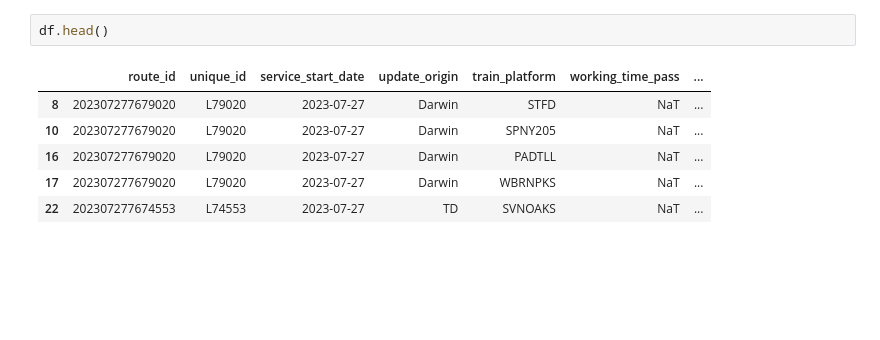
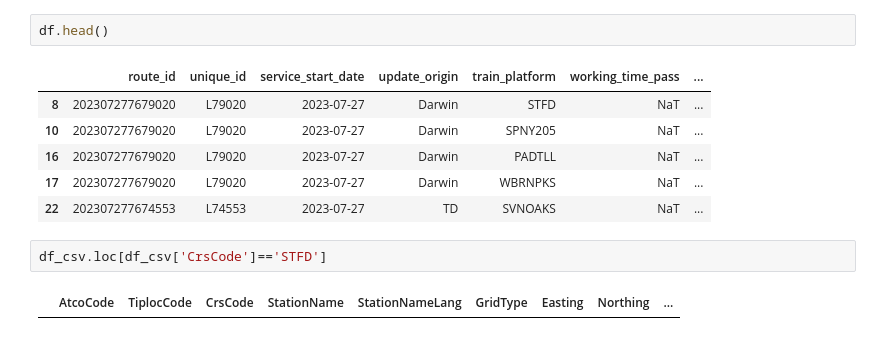
Before and after one commit to AndrewJarjis/FinalProject, a Jupyter notebook: FinalProject.ipynb, the cells around one changed output. Cells and saved outputs as stored; diff of their text form; blank space fills up the shorter version.

```diff
--- a/FinalProject.ipynb
+++ b/FinalProject.ipynb
@@ -371,3 +371,7 @@ df.head()
 | 16 | 202307277679020 | L79020 | 2023-07-27 | Darwin | PADTLL | NaT | ... |
 | 17 | 202307277679020 | L79020 | 2023-07-27 | Darwin | WBRNPKS | NaT | ... |
 | 22 | 202307277674553 | L74553 | 2023-07-27 | TD | SVNOAKS | NaT | ... |
+# %%
+df_csv.loc[df_csv['CrsCode']=='STFD']
+# %% [output]
+|  | AtcoCode | TiplocCode | CrsCode | StationName | StationNameLang | GridType | Easting | Northing | ... |
```
Also changed, not shown: parts of 4 cells of this notebook.
